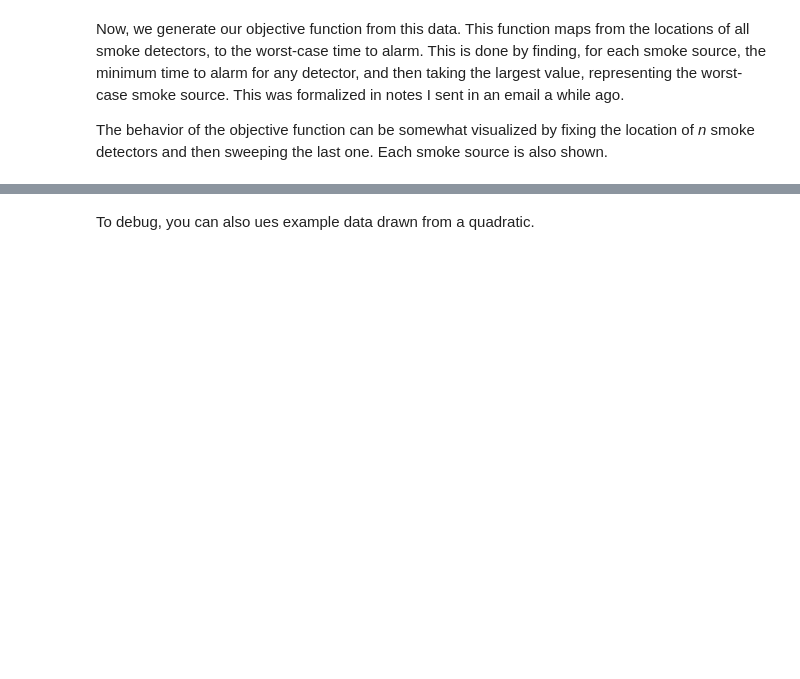
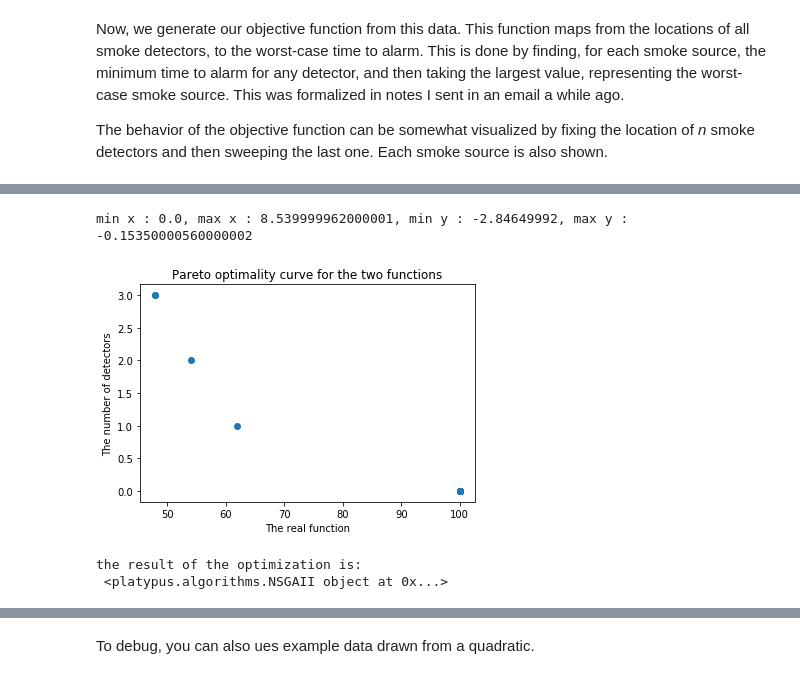
Before and after one commit to russelldj/SmokeDetectorOptimization, a Jupyter notebook: StreamlinedExperiments.ipynb, the cells around one changed output, grey strips where cells are left out. Cells and saved outputs as stored; diff of their text form; code cells hidden in the pictures; blank space fills up the shorter version.

```diff
--- a/StreamlinedExperiments.ipynb
+++ b/StreamlinedExperiments.ipynb
@@ -58,2 +59,12 @@ the result of the optimization is:
+# %%
+smoke_sources = [source1, source2, source3, source4]
+description = SDO.optimize(smoke_sources, 3, genetic=True, platypus=True, masked=True, visualize=True, type="worst_case")
+
+print("the result of the optimization is:\n {}".format(description))
+# %% [output]
+min x : 0.0, max x : 8.539999962000001, min y : -2.84649992, max y : -0.15350000560000002
+[figure, added]
+the result of the optimization is:
+ <platypus.algorithms.NSGAII object at 0x...>
 # %%
 # running with two detectors
```
Also changed, not shown: parts of 7 cells of this notebook, 2 other files.
